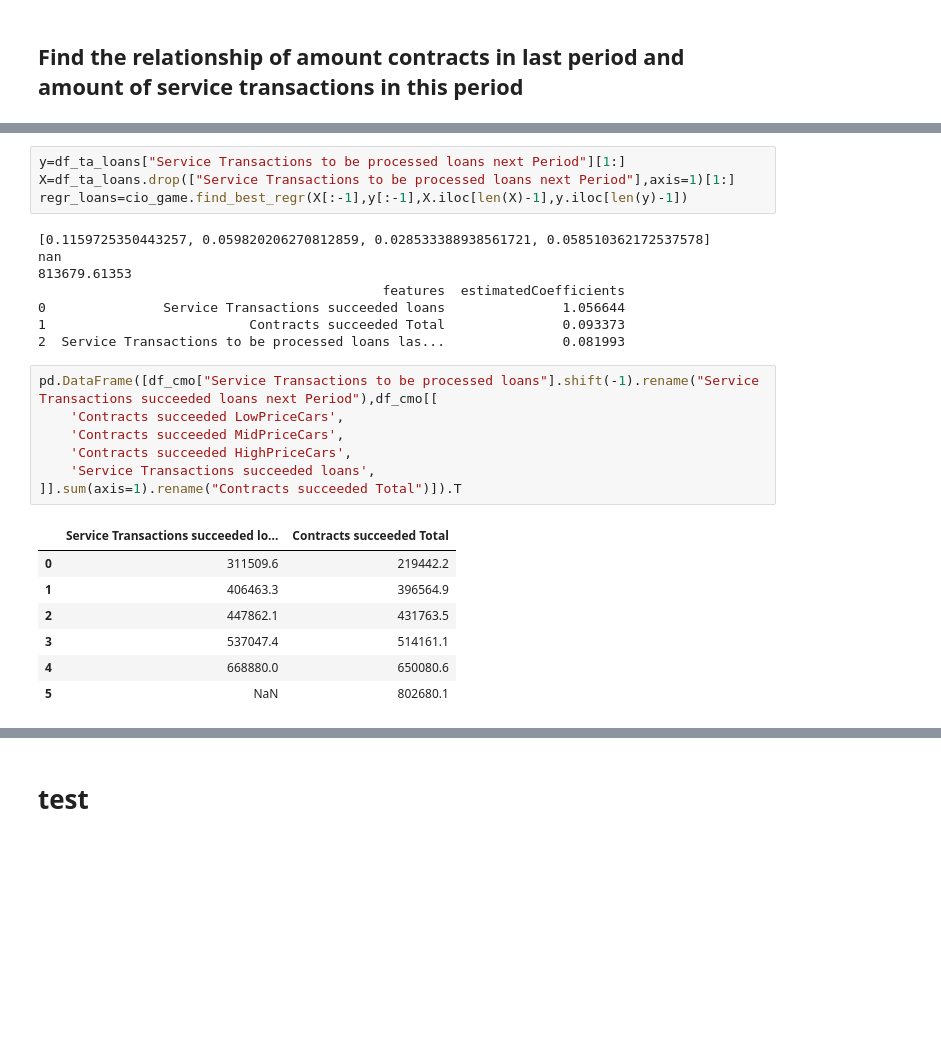
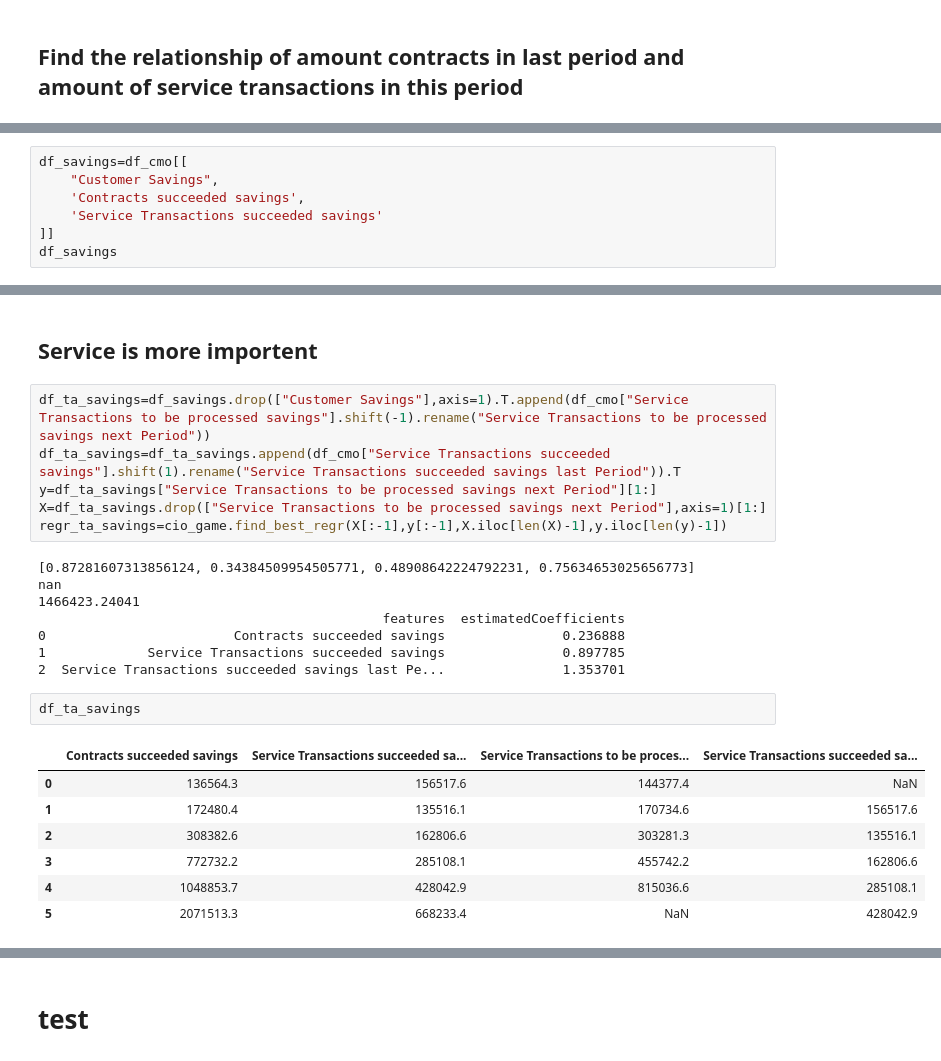
Before and after one commit to zfdcode/something, a Jupyter notebook: CIOGame/CIO.ipynb, the cells around one changed output, grey strips where cells are left out. Saved outputs shown, nothing was run; the diff lists cells and outputs as text; blank space fills up the shorter version.

```diff
--- a/CIOGame/CIO.ipynb
+++ b/CIOGame/CIO.ipynb
@@ -111,0 +175,7 @@ df_ta_loans
+# %%
+df_savings=df_cmo[[
+    "Customer Savings",
+    'Contracts succeeded savings',
+    'Service Transactions succeeded savings'
+]]
+df_savings
@@ -112,27 +201,26 @@ df_ta_loans
+# %% [markdown]
+## Service is more importent
 # %%
-y=df_ta_loans["Service Transactions to be processed loans next Period"][1:]
-X=df_ta_loans.drop(["Service Transactions to be processed loans next Period"],axis=1)[1:]
-regr_loans=cio_game.find_best_regr(X[:-1],y[:-1],X.iloc[len(X)-1],y.iloc[len(y)-1])
+df_ta_savings=df_savings.drop(["Customer Savings"],axis=1).T.append(df_cmo["Service Transactions to be processed savings"].shift(-1).rename("Service Transactions to be processed savings next Period"))
+df_ta_savings=df_ta_savings.append(df_cmo["Service Transactions succeeded savings"].shift(1).rename("Service Transactions succeeded savings last Period")).T
+y=df_ta_savings["Service Transactions to be processed savings next Period"][1:]
+X=df_ta_savings.drop(["Service Transactions to be processed savings next Period"],axis=1)[1:]
+regr_ta_savings=cio_game.find_best_regr(X[:-1],y[:-1],X.iloc[len(X)-1],y.iloc[len(y)-1])
 # %% [output]
-[0.1159725350443257, 0.059820206270812859, 0.028533388938561721, 0.058510362172537578]
+[0.87281607313856124, 0.34384509954505771, 0.48908642224792231, 0.75634653025656773]
 nan
-813679.61353
+1466423.24041
                                             features  estimatedCoefficients
-0               Service Transactions succeeded loans               1.056644
-1                          Contracts succeeded Total               0.093373
-2  Service Transactions to be processed loans las...               0.081993
+0                        Contracts succeeded savings               0.236888
+1             Service Transactions succeeded savings               0.897785
+2  Service Transactions succeeded savings last Pe...               1.353701
-# %%
-pd.DataFrame([df_cmo["Service Transactions to be processed loans"].shift(-1).rename("Service Transactions succeeded loans next Period"),df_cmo[[
-    'Contracts succeeded LowPriceCars',
-    'Contracts succeeded MidPriceCars',
-    'Contracts succeeded HighPriceCars',
-    'Service Transactions succeeded loans',
-]].sum(axis=1).rename("Contracts succeeded Total")]).T
-# %% [output]
-|  | Service Transactions succeeded lo... | Contracts succeeded Total |
-| 0 | 311509.6 | 219442.2 |
-| 1 | 406463.3 | 396564.9 |
-| 2 | 447862.1 | 431763.5 |
-| 3 | 537047.4 | 514161.1 |
-| 4 | 668880.0 | 650080.6 |
-| 5 | NaN | 802680.1 |
+# %%
+df_ta_savings
+# %% [output]
+|  | Contracts succeeded savings | Service Transactions succeeded sa... | Service Transactions to be proces... | Service Transactions succeeded sa... |
+| 0 | 136564.3 | 156517.6 | 144377.4 | NaN |
+| 1 | 172480.4 | 135516.1 | 170734.6 | 156517.6 |
+| 2 | 308382.6 | 162806.6 | 303281.3 | 135516.1 |
+| 3 | 772732.2 | 285108.1 | 455742.2 | 162806.6 |
+| 4 | 1048853.7 | 428042.9 | 815036.6 | 285108.1 |
+| 5 | 2071513.3 | 668233.4 | NaN | 428042.9 |
```
Also changed, not shown: parts of 15 cells of this notebook, 1 other file.
